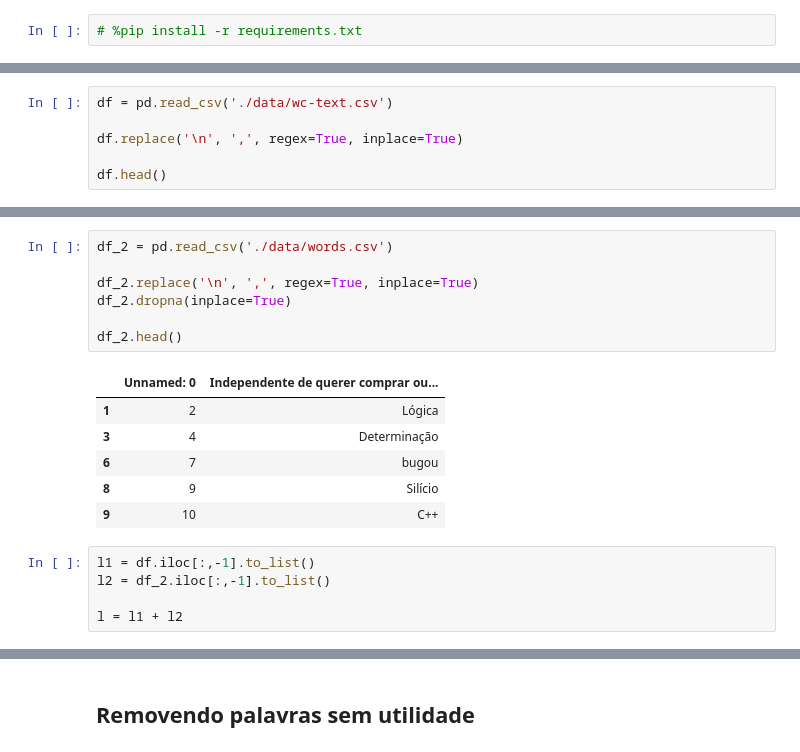
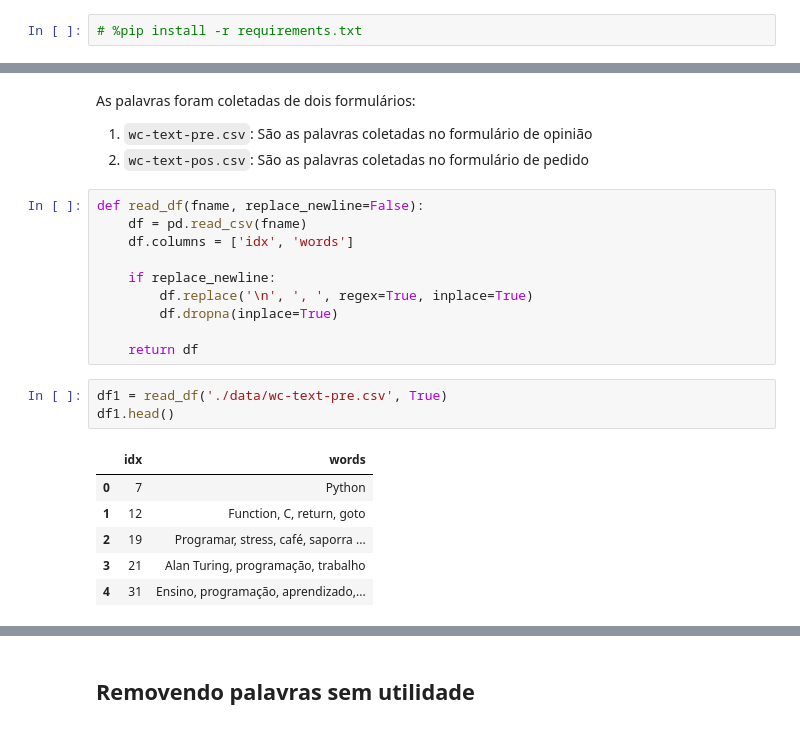
Before and after one commit to pesadaum/wordcloud-unifei, a Jupyter notebook: wc.ipynb, the cells around one changed output, grey strips where cells are left out. Saved outputs shown, nothing was run; the diff lists cells and outputs as text.

```diff
--- a/wc.ipynb
+++ b/wc.ipynb
@@ -28,6 +37,0 @@ True
-# %%
-df = pd.read_csv('./data/wc-text.csv')
-
-df.replace('\n', ',', regex=True, inplace=True)
-
-df.head()
@@ -41,19 +38,25 @@ df.head()
-# %%
-df_2 = pd.read_csv('./data/words.csv')
-
-df_2.replace('\n', ',', regex=True, inplace=True)
-df_2.dropna(inplace=True)
-
-df_2.head()
-# %% [output]
-|  | Unnamed: 0 | Independente de querer comprar ou... |
-| 1 | 2 | Lógica |
-| 3 | 4 | Determinação |
-| 6 | 7 | bugou |
-| 8 | 9 | Silício |
-| 9 | 10 | C++ |
-# %%
-l1 = df.iloc[:,-1].to_list()
-l2 = df_2.iloc[:,-1].to_list()
-
-l = l1 + l2
+# %% [markdown]
+As palavras foram coletadas de dois formulários:
+
+1. `wc-text-pre.csv`: São as palavras coletadas no formulário de opinião
+2. `wc-text-pos.csv`: São as palavras coletadas no formulário de pedido
+# %%
+def read_df(fname, replace_newline=False):
+    df = pd.read_csv(fname)
+    df.columns = ['idx', 'words']
+
+    if replace_newline:
+        df.replace('\n', ', ', regex=True, inplace=True)
+        df.dropna(inplace=True)
+
+    return df
+# %%
+df1 = read_df('./data/wc-text-pre.csv', True)
+df1.head()
+# %% [output]
+|  | idx | words |
+| 0 | 7 | Python |
+| 1 | 12 | Function, C, return, goto |
+| 2 | 19 | Programar, stress, café, saporra ... |
+| 3 | 21 | Alan Turing, programação, trabalho |
+| 4 | 31 | Ensino, programação, aprendizado,... |
```
Also changed, not shown: parts of 22 cells of this notebook, 35 other files.
